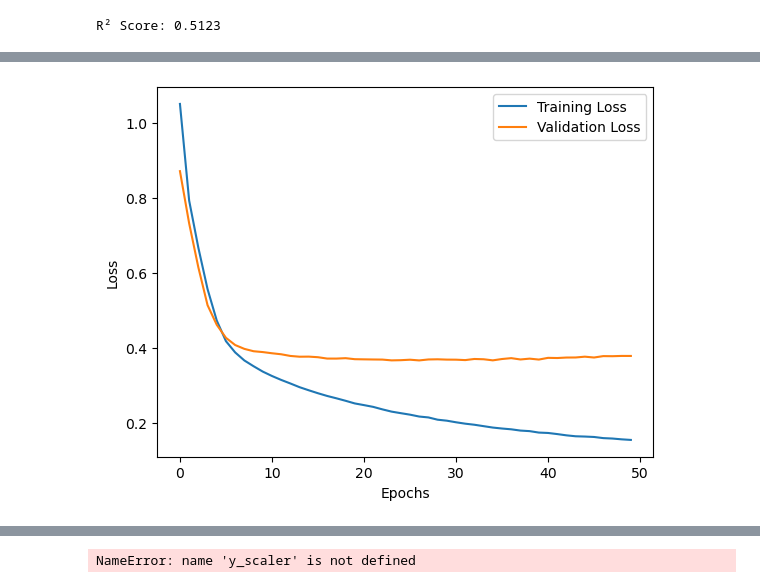
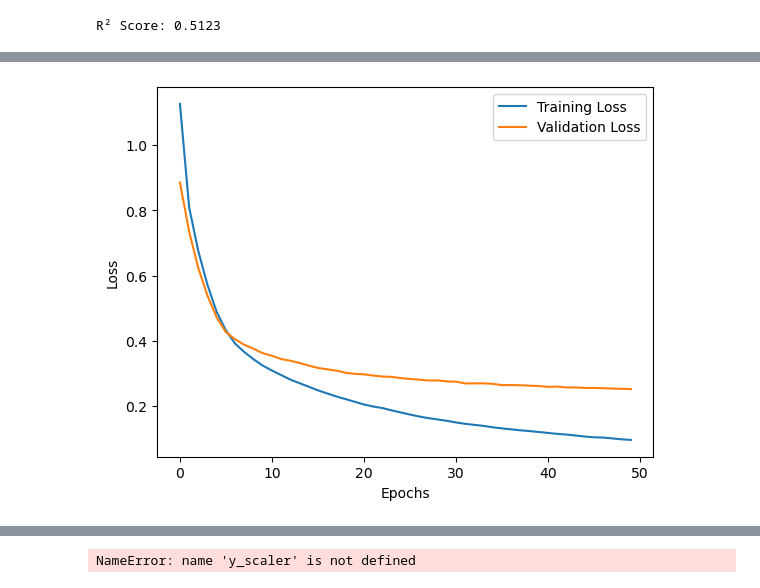
Before and after one commit to great-lakes-ai-lab/cnbs-predictor, a Jupyter notebook: notebooks/production/0_LEF_model_training_cnbs.ipynb, the cells around one changed output, grey strips where cells are left out. Cells and saved outputs as stored; diff of their text form; code cells hidden in the pictures.

```diff
--- a/notebooks/production/0_LEF_model_training_cnbs.ipynb
+++ b/notebooks/production/0_LEF_model_training_cnbs.ipynb
@@ -435,4 +451,18 @@ print("Kernel Hyperparameters:", gpr1.kernel_.theta)
 R² Score: 0.7647
 Optimized Kernel: 3.66**2 * Matern(length_scale=101, nu=1.5) * RationalQuadratic(alpha=0.000134, length_scale=1e-05)
 Kernel Hyperparameters: [  2.59375742   4.61476018  -8.91901454 -11.51292546]
+# %%
+cols = X_train.filter(
+    regex=r'^(month_|.*_lake_air_temperature_mo)'
+).columns
+
+subset_X_train = X_train[cols]
+subset_X_test = X_test[cols]
+# %%
+X2_train = pd.concat([subset_X_train, y1_train], axis=1)
+X2_test = pd.concat([subset_X_test, y1_test], axis=1)
+
+x2_scaler = StandardScaler()
+X2_train_scaled = x2_scaler.fit_transform(X2_train)
+X2_test_scaled = x2_scaler.transform(X2_test)
 # %%
@@ -477,12 +526,15 @@ y1_test_pred_df = prepare_test_to_input(y1_test_pred_gp)
 # %%
+#Optimized Kernel: 17.8**2 * Matern(length_scale=1e+05, nu=1.5) * RationalQuadratic(alpha=1e+05, length_scale=202)
+#Kernel Hyperparameters: [ 5.75457422 11.51292546 11.51292546  5.30684941]
+
 gpr2 = GaussianProcessRegressor(kernel=kernel, alpha=0.1, n_restarts_optimizer=10, random_state=42)
 
 # Fit the model
-gpr2.fit(y1_train_pred_df, y2_train_scaled)
+gpr2.fit(X2_train_scaled, y2_train_scaled)
 # Save the trained model
 joblib.dump(gpr2, input_dir + 'input/models/GP2_trained_model.joblib')
 
-y2_test_pred_gp  = gpr2.predict(y1_test_pred_df)
+y2_test_pred_gp  = gpr2.predict(X2_test_scaled)
 
 # Evaluate the model
 r2 = r2_score(y2_test_scaled, y2_test_pred_gp)
@@ -524,8 +576,8 @@ print(f"R² Score: {r2:.4f}")
 # %% [output]
 R² Score: 0.7176
 # %%
-y1_train_pred_df = prepare_train_to_input(y1_train_pred_xgb)
-y1_test_pred_df = prepare_test_to_input(y1_test_pred_xgb)
+#y1_train_pred_df = prepare_train_to_input(y1_train_pred_xgb)
+#y1_test_pred_df = prepare_test_to_input(y1_test_pred_xgb)
 
 # Create the XGBoost regressor (you can use XGBClassifier for classification tasks)
 xgb2 = xgb.XGBRegressor(
@@ -537,10 +589,10 @@ xgb2 = xgb.XGBRegressor(
 )
 
 # Train the model
-xgb2.fit(y1_train_pred_df, y2_train_scaled)
+xgb2.fit(X2_train_scaled, y2_train_scaled)
 
 # Predict on the test set
-y2_test_pred_xgb = xgb2.predict(y1_test_pred_df)
+y2_test_pred_xgb = xgb2.predict(X2_test_scaled)
 
 # Save the trained model
 joblib.dump(xgb2, input_dir + 'input/models/XGB2_trained_model.joblib')
@@ -665,17 +710,17 @@ y_test_num = y1_test_pred_df.astype(np.float32).values
 
 # Define the neural network architecture
 nn2_model = tf.keras.Sequential([
-    tf.keras.layers.Input(shape=(X_num.shape[1],)),
+    tf.keras.layers.Input(shape=(X2_train_scaled.shape[1],)),
     tf.keras.layers.Dense(128, activation='relu'),
     tf.keras.layers.Dense(64, activation='relu'),
-    tf.keras.layers.Dense(y_num.shape[1])
+    tf.keras.layers.Dense(y2_train_scaled.shape[1])
 ])
 
 # Compile the model
 nn2_model.compile(optimizer='adam', loss='mse', metrics=['mae']) # Using mean squared error (mse) as the loss function
 
 # Fit the model to the training data
-history = nn2_model.fit(X_num, y_num, epochs=50, batch_size=32, validation_split=0.2, verbose=1)#, callbacks=[early_stopping])
+history = nn2_model.fit(X2_train_scaled, y2_train_scaled, epochs=50, batch_size=32, validation_split=0.2, verbose=1)#, callbacks=[early_stopping])
 
 # Plotting the training and validation loss
 import matplotlib.pyplot as plt
@@ -691,7 +736,7 @@ plt.show()
 joblib.dump(nn2_model, input_dir + 'input/models/NN2_trained_model.joblib')
 
 # Predict on the test set
-y2_test_pred_nn = nn2_model.predict(y_test_num)
+y2_test_pred_nn = nn2_model.predict(X2_test_scaled)
 
 # Evaluate the model
 r2 = r2_score(y2_test_scaled, y2_test_pred_nn)
@@ -718 +763 @@ Epoch 50/50
-[figure, old version]
+[figure, new version]
```
Also changed, not shown: parts of 11 cells of this notebook, 1 other file.
